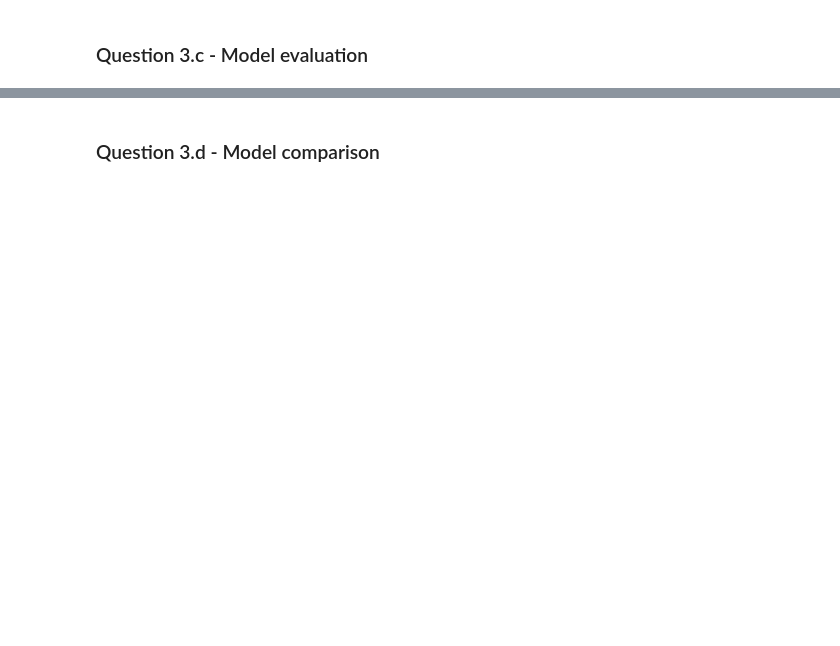
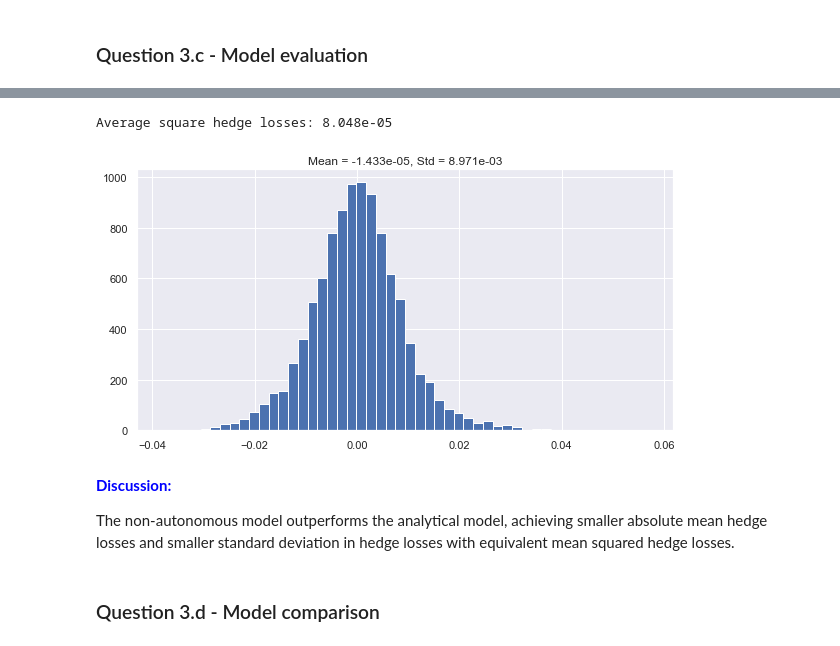
Before and after one commit to 10258392511/MLFIProjects, a Jupyter notebook: DeepHedge/assignment3_completed.ipynb, the cells around one changed output, grey strips where cells are left out. Drawn from its saved outputs; the diff is of its cells as text; code cells hidden in the pictures; blank space fills up the shorter version.

```diff
--- a/DeepHedge/assignment3_completed.ipynb
+++ b/DeepHedge/assignment3_completed.ipynb
@@ -756,5 +833,0 @@ study.best_trial.params
-# %%
-with open(f"{NonAutonomousModel.__name__}_study.pkl", "rb") as rf:
-    study = pickle.load(rf)
-
-study.trials_dataframe().sort_values("value", ascending=True)
@@ -778,0 +834,5 @@ study.trials_dataframe().sort_values("value", ascending=True)
+# %%
+with open(f"submissions/{NonAutonomousModel.__name__}_study.pkl", "rb") as rf:
+    study = pickle.load(rf)
+
+study.trials_dataframe().sort_values("value", ascending=True)
@@ -782,3 +860,22 @@ study.trials_dataframe().sort_values("value", ascending=True)
 # Evaluate the hedging losses on the test set
 
 # Plot a histogram of the hedging losses and print mean and standard deviation
+model_params = {
+    "num_layers": 8,  # will be replaced
+    "hidden_units": 64,  # will be replaced
+    "N": BS_PARAMS["N"],
+    "bs_params": BS_PARAMS.copy(),
+}
+model_params.update(study.best_params)
+model = NonAutonomousModel(model_params)
+pl_model_non_auto = HedgingLModule.load_from_checkpoint(
+    "submissions/ckpts/NonAutonomousModel/num_layers_9__hidden_units_71/epoch=34_val_hedge_loss=8.048e-05.ckpt",
+    model=model,
+    params=TRAINING_CONFIGS,
+)
+trainer = pl.Trainer()
+time_start = time.time()
+hedge_losses = predict(trainer, pl_model_non_auto, data_module_main)
+time_end = time.time()
+non_auto_eval_runtime = time_end - time_start
+hedge_losses.shape, non_auto_eval_runtime
@@ -785,3 +890,12 @@ study.trials_dataframe().sort_values("value", ascending=True)
+# %%
+_ = evaluate_model(hedge_losses)
+# %% [output]
+Average square hedge losses: 8.048e-05
+[figure, added]
+# %% [markdown]
+<span style="color: blue;"><b>Discussion:</b></span>
+
+The non-autonomous model outperforms the analytical model, achieving smaller absolute mean hedge losses and smaller standard deviation in hedge losses with equivalent mean squared hedge losses.
 # %% [markdown]
 ### Question 3.d - Model comparison
 # %%
```
Also changed, not shown: parts of 26 cells of this notebook, 5 other files.
